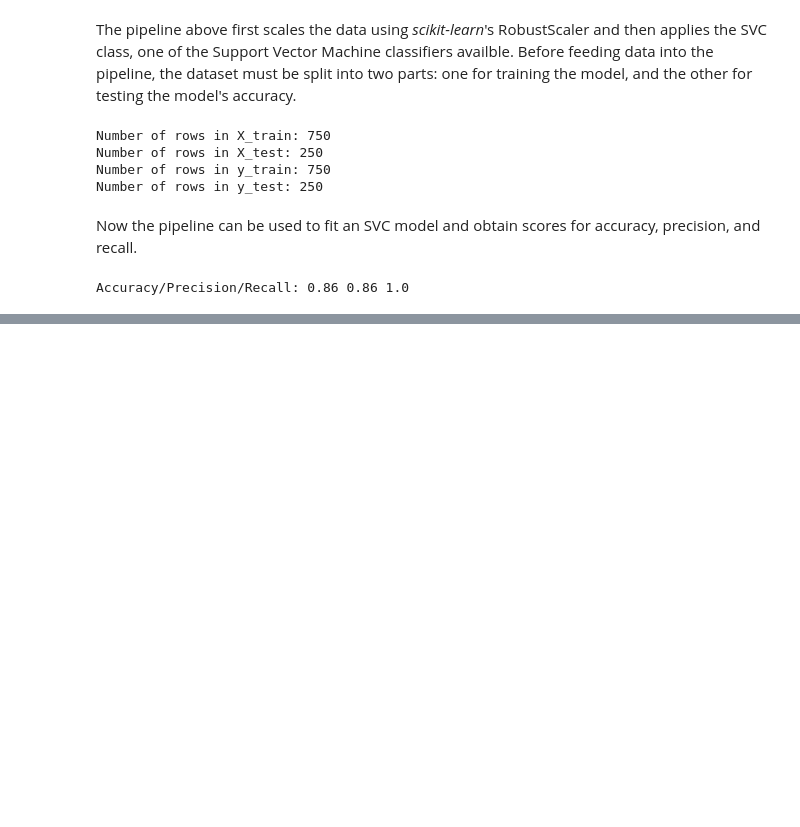
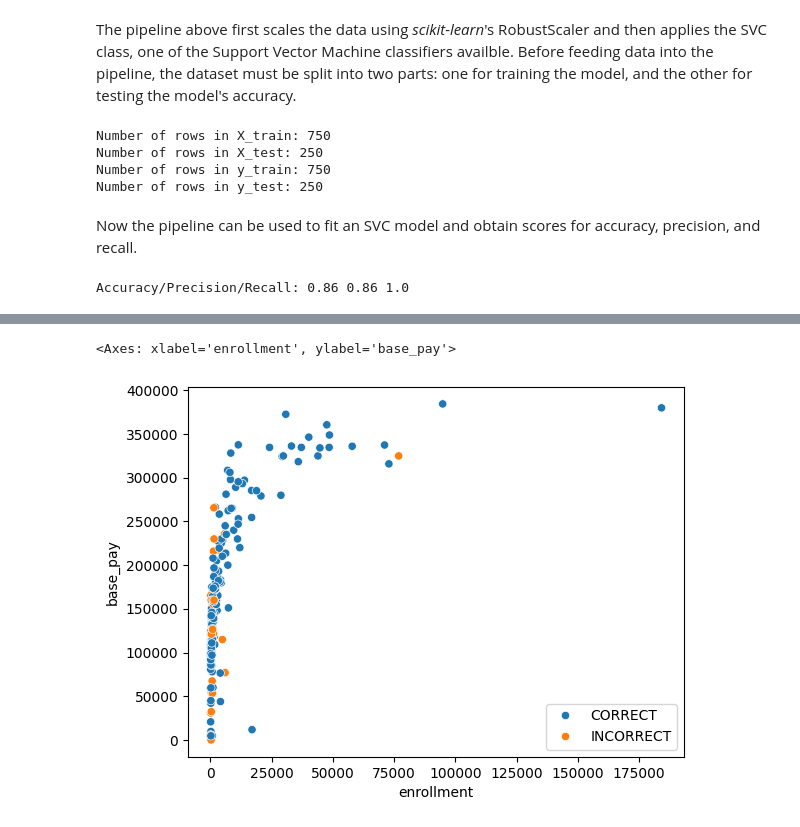
Before and after one commit to Kiron-Ang/DSC, a Jupyter notebook: svm_analysis.ipynb, the cells around one changed output, grey strips where cells are left out. Saved outputs shown, nothing was run; the diff lists cells and outputs as text; code cells hidden in the pictures; blank space fills up the shorter version.

Commit message:
Draw scatter plot to show test results

```diff
--- a/svm_analysis.ipynb
+++ b/svm_analysis.ipynb
@@ -103,0 +106,14 @@ Accuracy/Precision/Recall: 0.86 0.86 1.0
+# %%
+predictions = []
+number = 0
+for test in y_test:
+  if y_predict[number] == test:
+    predictions.append("CORRECT")
+  else:
+    predictions.append("INCORRECT")
+  number += 1
+
+seaborn.scatterplot(x=X_test["enrollment"], y=X_test["base_pay"], hue=predictions)
+# %% [output]
+<Axes: xlabel='enrollment', ylabel='base_pay'>
+[figure, added]
```
Also changed, not shown: parts of 2 cells of this notebook.
